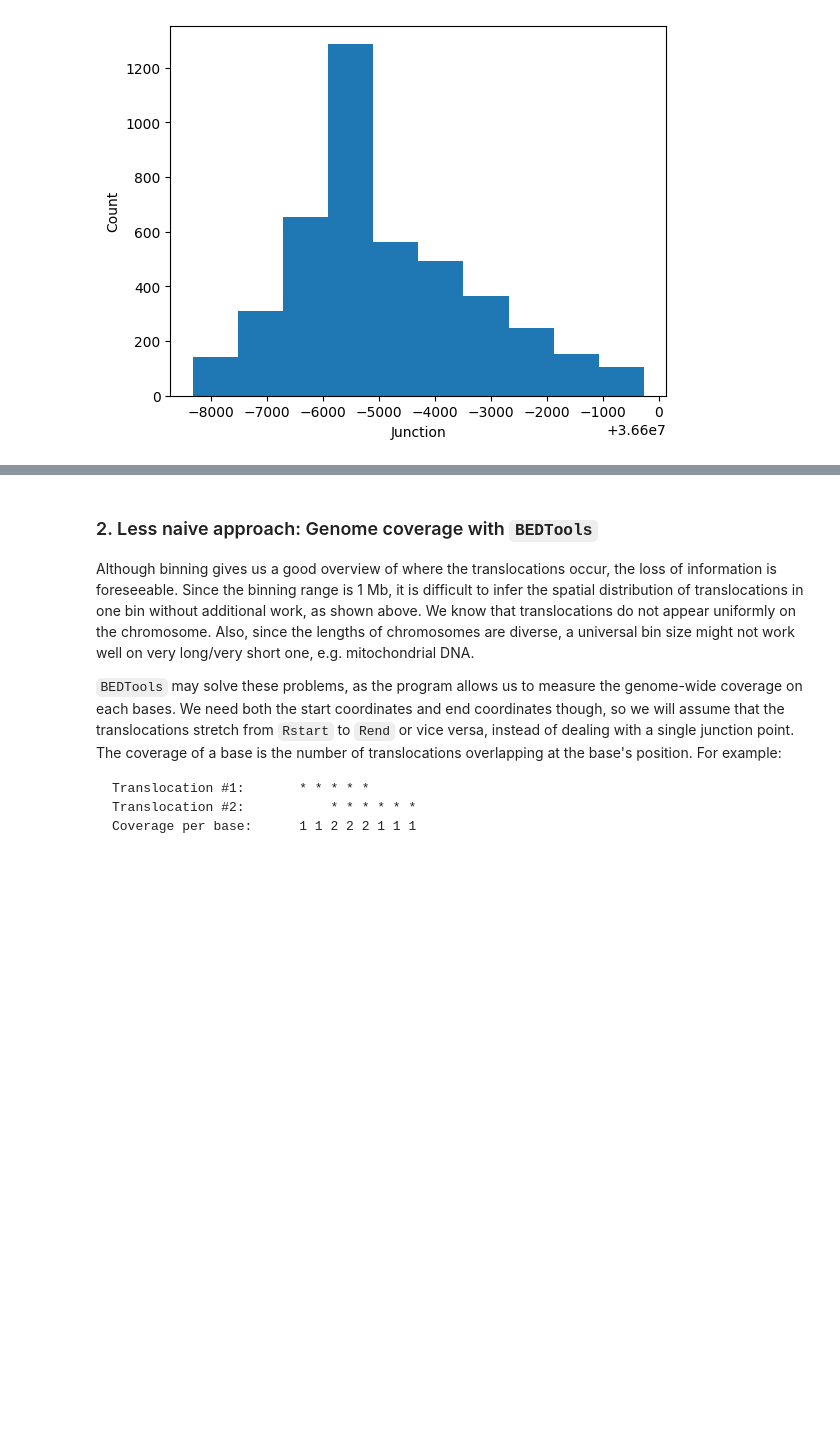
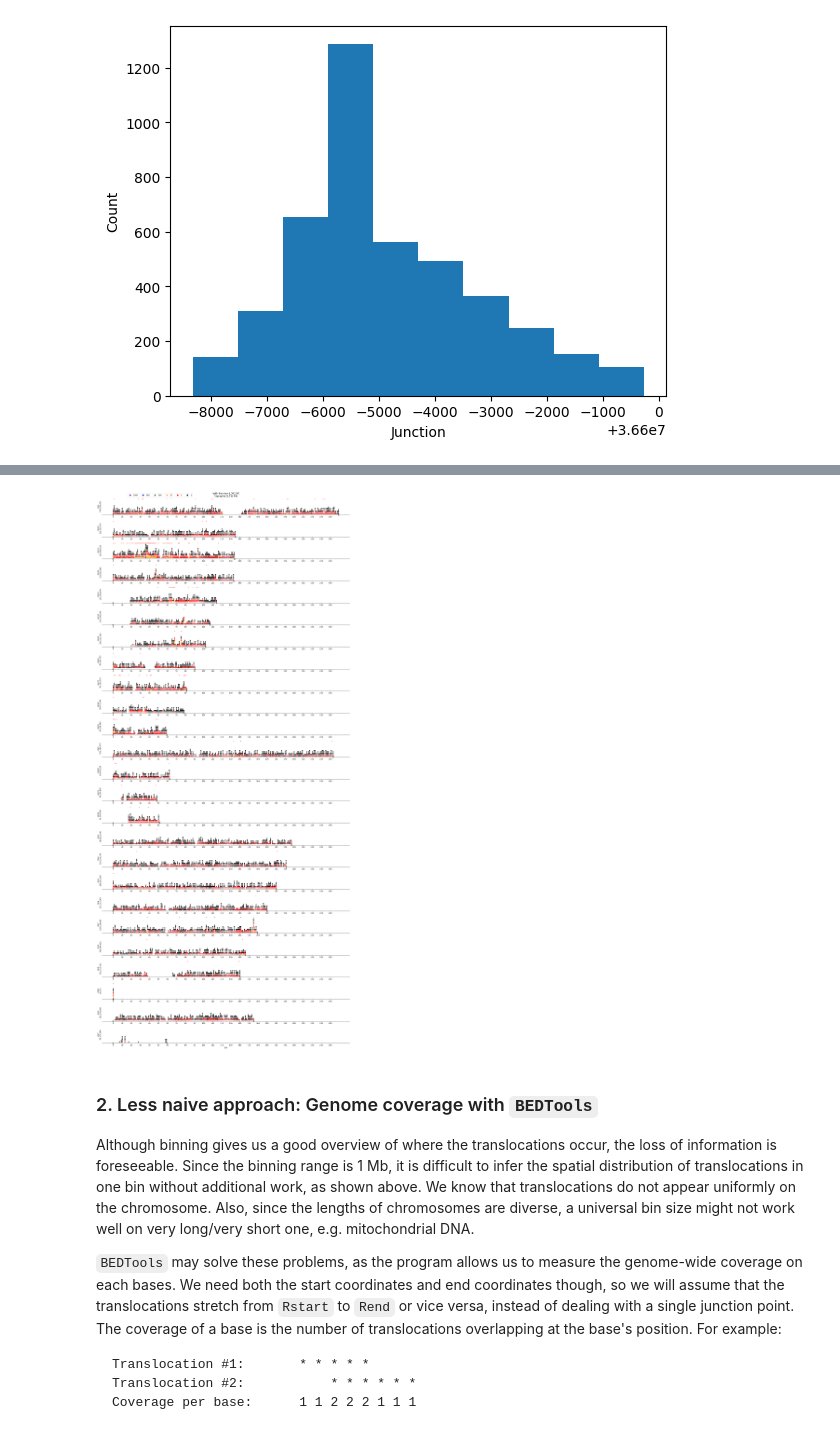
Before and after one commit to dnnguy23/translocation_sequence, a Jupyter notebook: analysis.ipynb, the cells around one changed output, grey strips where cells are left out. Drawn from its saved outputs; the diff is of its cells as text; code cells hidden in the pictures; blank space fills up the shorter version.

Commit message:
add statistic test for hotspots

```diff
--- a/analysis.ipynb
+++ b/analysis.ipynb
@@ -315,0 +386,4 @@ A histogram between 10th percentile and 90th percentile shows clearer deviation
+# %%
+bin_counts['p_value'] = 1-poisson.cdf(list(bin_counts['Count']), mu=lambda_est)
+bin_counts['Hotspot'] = bin_counts['p_value'] < p_val
+bin_counts
@@ -316,3 +406,71 @@ A histogram between 10th percentile and 90th percentile shows clearer deviation
+# %%
+import matplotlib.lines as lines
+
+def dot_plot_v2(data, color_map, chromosomes, title="Hit map", bin_size=1000000):
+
+    # divide the raw count into small chunks
+    def display_count(frequency, max_values):
+        display_count=[]
+        for max_val in max_values:
+            display_count.append(frequency//max_val)
+            frequency = frequency%max_val
+        return display_count
+
+    fig, axes = plt.subplots(len(chromosomes), 1, sharex=True, figsize=(20, 1.75*len(chromosomes)))
+    for index, (chrom_name, chrom_length) in enumerate(chromosomes.items()):
+
+        sub_data = data[data['Chrom'] == chrom_name][['Bin', 'Count', 'Hotspot']]
+        sub_data = np.array(sub_data)
+        for value, freq, hotspot in zip(sub_data[:,0], sub_data[:,1], sub_data[:,2]):
+
+            # dotplot
+            display_counts = display_count(freq, color_map)
+            for i, count in enumerate(display_counts):
+                axes[index].plot([value]*count, list(range(sum(display_counts[:i]), sum(display_counts[:(i+1)]))),
+                        '8', ms=4.5, linestyle='', c=list(color_map.values())[i])
+
+            # mark hotspot of enrichment
+            if hotspot:
+                axes[index].text(value, 0.9, '*', fontsize=10, color='red',
+                                 horizontalalignment='center', verticalalignment='center',
+                                 transform=axes[index].get_xaxis_transform())
+
+        # mark chromosome ends
+        axes[index].text(-1, 0, 'X', fontsize=12, color='black',
+                         horizontalalignment='left', verticalalignment='center_baseline',
+                         transform=axes[index].get_xaxis_transform())
+        axes[index].text(sub_data[-1][0] + 1, 0, 'X', fontsize=12, color='black',
+                         horizontalalignment='right', verticalalignment='center_baseline',
+                         transform=axes[index].get_xaxis_transform())
+
+        # show y-axis labels and ticks
+        for spine in ['top', 'left', 'right']:
+            axes[index].spines[spine].set_visible(False)
+        axes[index].set_ylim(-1, 12)
+        axes[index].set_yticks([])
+        axes[index].set_ylabel(f'{chrom_name}\n{chrom_length:,}')
+        axes[index].xaxis.set_tick_params(which='both', labelbottom=True)
+
+    # # show x-axis and title
+    axes[0].set_title(title)
+    axes[-1].set_xticks(np.arange(0, math.ceil(max(chromosomes.values())//bin_size)+1, 10))
+    axes[-1].set_xlabel('Bin')
+
+    # legend
+    symbols = []
+    for max_val, color in color_map.items():
+        symbols.append(lines.Line2D([], [], color=color, marker='8', linestyle='None',
+                        ms=8, label=max_val))
+    axes[0].legend(handles=symbols, loc='upper left', ncol = len(color_map), bbox_to_anchor=(0.1, 1.3))
+
+    plt.tight_layout()
+    plt.savefig(f'bin_count/bin_count_{bin_size//1000000}Mb_plot_v2.pdf')
+
+input_data = bin_counts[['Chrom', 'Bin', 'Count', 'Hotspot']]
+display_hit_count = bin_counts['Count'].sum()
+dot_plot_v2(input_data, color_map, chromosomes, f'hg19, bin size={bin_size:,}\nDisplaying {display_hit_count:,} hits', bin_size)
+# %% [output]
+[figure, added]
 # %% [markdown]
 ### 2. Less naive approach: Genome coverage with `BEDTools`
 
```
Also changed, not shown: parts of 27 cells of this notebook, 11 other files.
